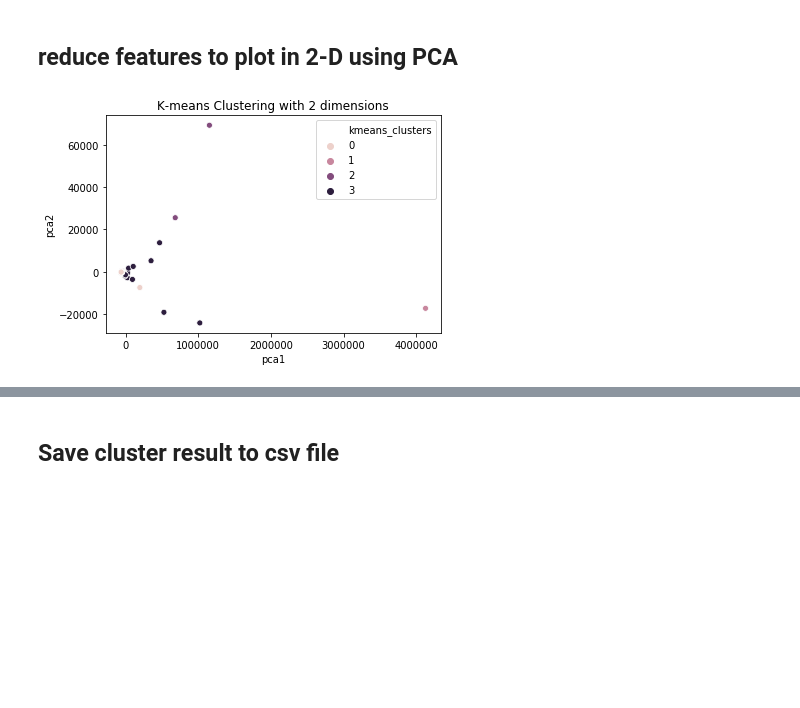
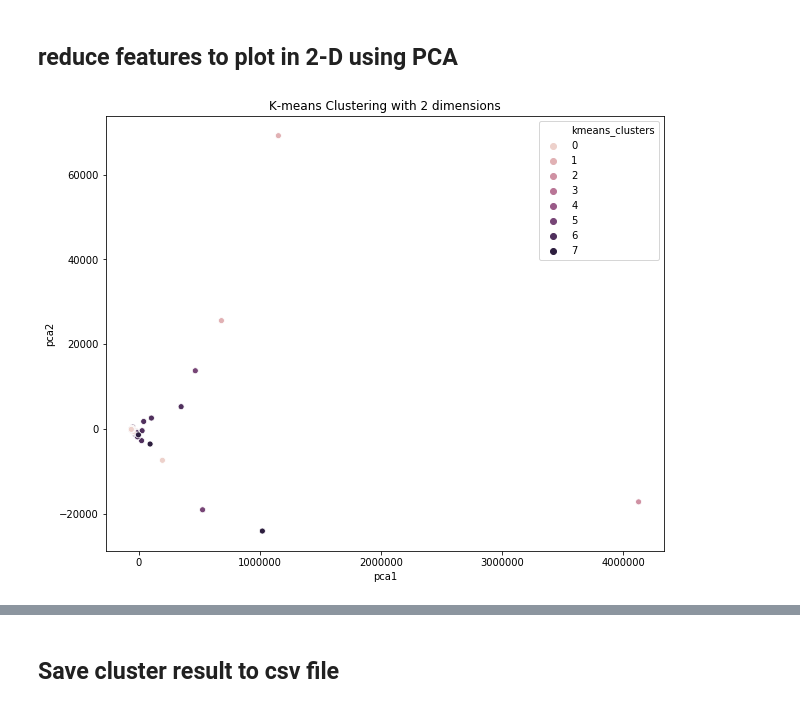
Before and after one commit to ankitnamdeo34/pyspark_hive_hadoop, a Jupyter notebook: covid_data.ipynb, the cells around one changed output, grey strips where cells are left out. Drawn from its saved outputs; the diff is of its cells as text; code cells hidden in the pictures; blank space fills up the shorter version.

```diff
--- a/covid_data.ipynb
+++ b/covid_data.ipynb
@@ -274,7 +276,7 @@ def calc_delta(df):
     df['DateDelta'] = (pd.to_datetime(df['Date']) - pd.to_datetime(df['DateNextDay'])).dt.days
     return df
 # %%
-train_new = custom_grouping(train, ["Province_State"])
+train_new = custom_grouping(train, ["Location"])
 train_new = calc_delta(train_new)
 # %%
 # check for any missing date
@@ -428,11 +433,14 @@ dendrogram = sch.dendrogram(sch.linkage(data_transformed, method='ward'))
+# %%
+# Number of clusters
+N = 8
 # %%
-kmeans = KMeans(n_clusters=4).fit(data_transformed)
+kmeans = KMeans(n_clusters=N).fit(data_transformed)
 centroids = kmeans.cluster_centers_
 # print(centroids)
 # print(kmeans.labels_)
 df6["kmeans_clusters"] = kmeans.labels_
 # %%
-model = AgglomerativeClustering(n_clusters=4, affinity='euclidean', linkage='ward')
+model = AgglomerativeClustering(n_clusters=N, affinity='euclidean', linkage='ward')
 model.fit(data_transformed)
 df6["heir_clusters"] = model.labels_
 # %%
@@ -461,9 +477,11 @@ Name: Country_Region, dtype: object
 reduced_data = PCA(n_components=2).fit_transform(data)
 results = pd.DataFrame(reduced_data,columns=['pca1','pca2'])
 # %%
-sns.scatterplot(x="pca1", y="pca2", hue=df6['kmeans_clusters'], data=results)
+fig_dims = (10, 8)
+fig, ax = plt.subplots(figsize=fig_dims)
+sns.scatterplot(x="pca1", y="pca2", hue=df6['kmeans_clusters'], data=results, legend="full")
 plt.title('K-means Clustering with 2 dimensions')
 plt.show()
 # %% [output]
-[figure, old version]
+[figure, new version]
 # %%
```
Also changed, not shown: parts of 26 cells of this notebook.
